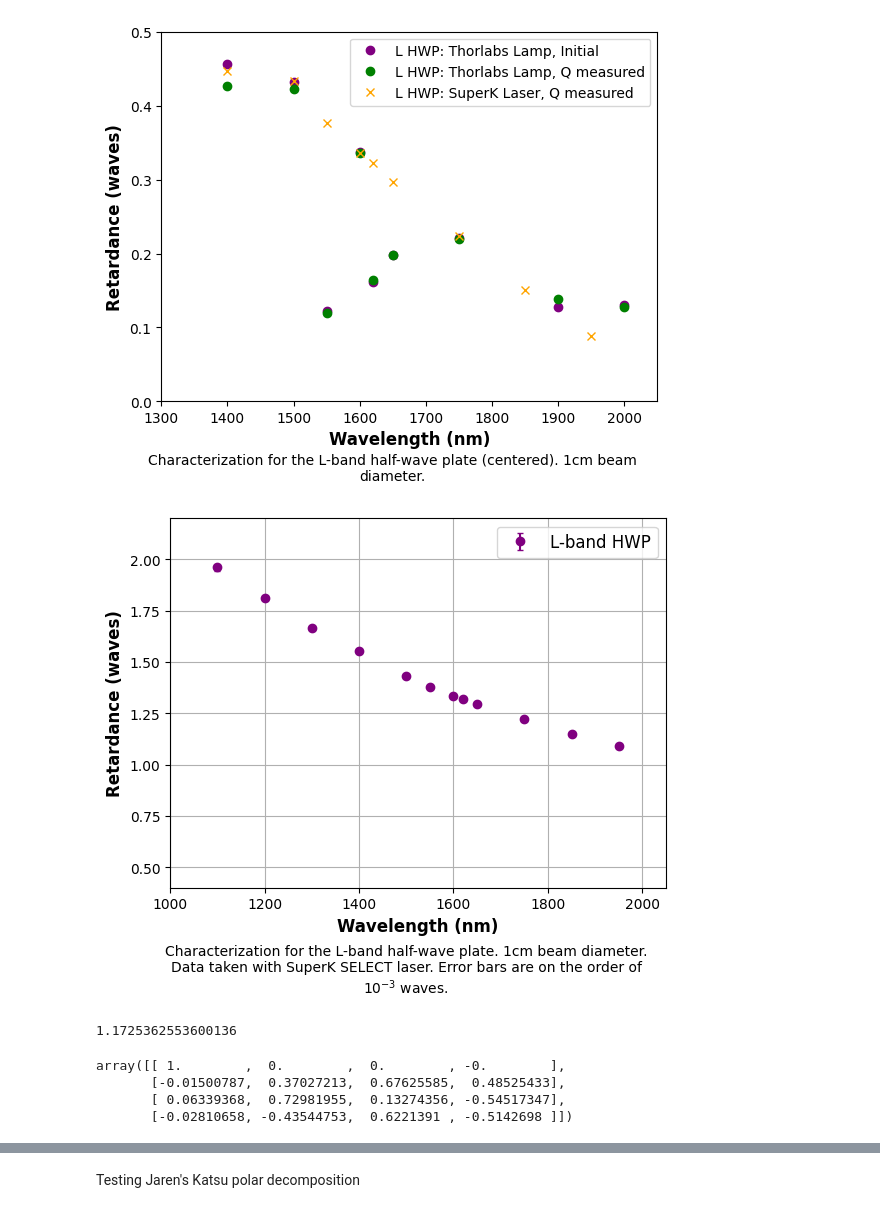
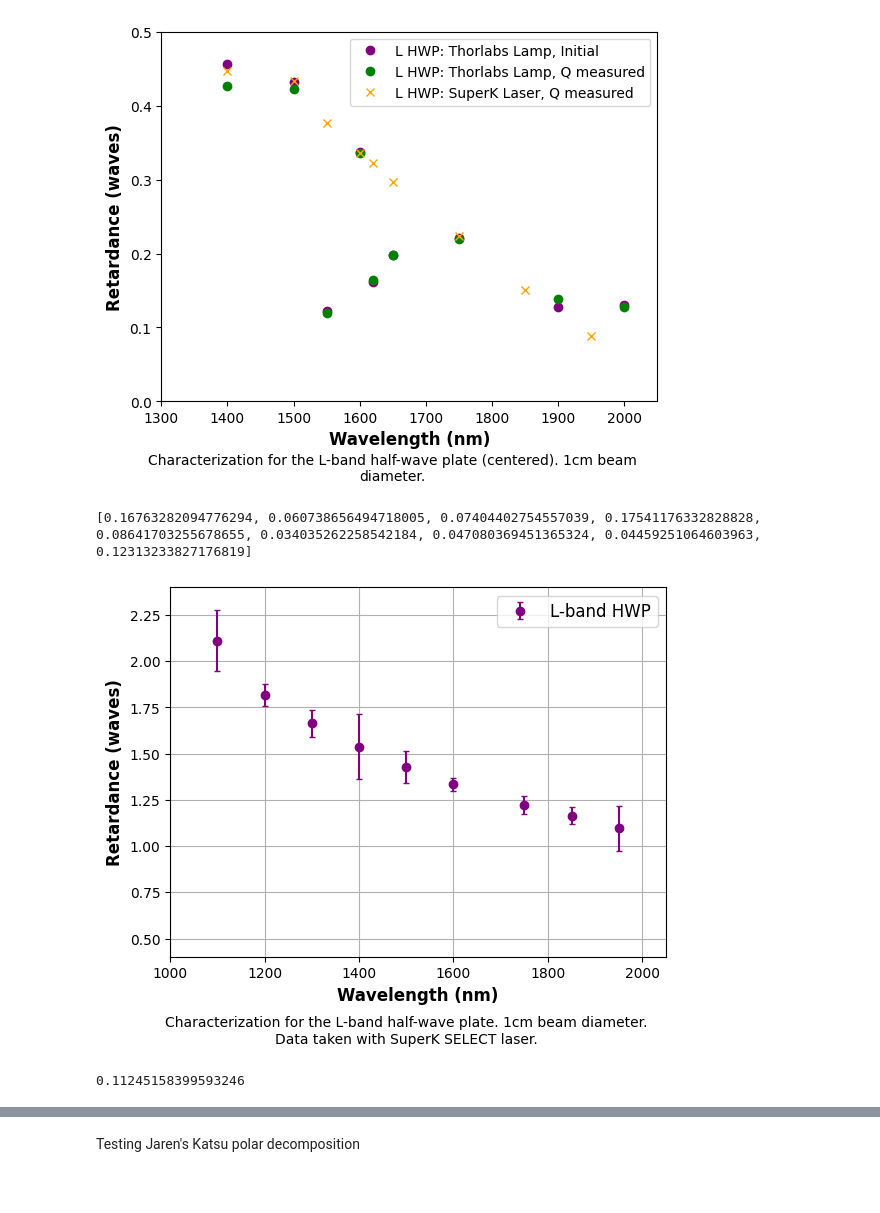
Before and after one commit to wcmelby/wcmelby-HWP_Characterizations, a Jupyter notebook: SuperK_Select_Data/L_SuperK_Analysis.ipynb, the cells around one changed output, grey strips where cells are left out. Cells and saved outputs as stored; diff of their text form; code cells hidden in the pictures.

```diff
--- a/SuperK_Select_Data/L_SuperK_Analysis.ipynb
+++ b/SuperK_Select_Data/L_SuperK_Analysis.ipynb
@@ -770,6 +850,9 @@ file_name = 'L_HWP_Retardance_Comparison.png'
 # %% [output]
 [figure]
 # %%
-wavelength_bins = [1100, 1200, 1300, 1400, 1500, 1550, 1600, 1620, 1650, 1750, 1850, 1950]
-retardance = np.array([1-data1100[1], 1-data1200[1], 1-data1300[1], 1-data1400[1], data1500[1], data1550[1], data1600[1], data1620[1], data1650[1], data1750[1], data1850[1], data1950[1]])+1
+# wavelength_bins = [1100, 1200, 1300, 1400, 1500, 1550, 1600, 1620, 1650, 1750, 1850, 1950]
+# retardance = np.array([1+data1100[1], 1-data1200[1], 1-data1300[1], 1-data1400[1], data1500[1], data1550[1], data1600[1], data1620[1], data1650[1], data1750[1], data1850[1], data1950[1]])+1
+
+wavelength_bins = [1100, 1200, 1300, 1400, 1500, 1600, 1750, 1850, 1950]
+retardance = np.array([1+data1100[1], 1-data1200[1], 1-data1300[1], 1-data1400[1], data1500[1], data1600[1], data1750[1], data1850[1], data1950[1]])+1
 # %%
@@ -781,36 +864,37 @@ y_err1 = [lower_error, upper_error]
+# %%
+#y_err1 = [data1100[4], data1200[4], data1300[4], data1400[4], data1500[4], data1550[4], data1600[4], data1620[4], data1650[4], data1750[4], data1850[4], data1950[4]]
+
+y_err1 = [data1100[4], data1200[4], data1300[4], data1400[4], data1500[4], data1600[4], data1750[4], data1850[4], data1950[4]]
+# %%
+print(y_err1)
+# %% [output]
+[0.16763282094776294, 0.060738656494718005, 0.07404402754557039, 0.17541176332828828, 0.08641703255678655, 0.034035262258542184, 0.047080369451365324, 0.04459251064603963, 0.12313233827176819]
 # %%
-plt.ylim(0.4, 2.2)
+plt.ylim(0.4, 2.4)
 plt.xlim(1000, 2050)
 plt.xlabel("Wavelength (nm)", fontsize=12, fontweight='bold')
 plt.ylabel("Retardance (waves)", fontsize=12, fontweight='bold')
 
 plt.errorbar(wavelength_bins, retardance, yerr=y_err1, marker='o', capsize=2, linestyle=' ', color = 'purple', label = 'L-band HWP')
 
-caption = "Characterization for the L-band half-wave plate. 1cm beam diameter. Data taken with SuperK SELECT laser. Error bars are on the order of $10^{-3}$ waves."
+caption = "Characterization for the L-band half-wave plate. 1cm beam diameter. Data taken with SuperK SELECT laser."
 
 text_width = 70  # Speify desired text width box in characters
 wrapped_text = textwrap.fill(caption, width=text_width)
 plt.text(1500, 0, wrapped_text, ha='center', va='center')
 
 plt.legend(fontsize=12)
 plt.grid(True)
 
 folder_path = "/home/shared/exoserver/Lab_Data/Mueller_Matrix_Polarimeter/L_Plate_Characterization/SuperK_Select_Data/"
 file_name = '5_10_L_Band_HWP_Retardance.png'
 #plt.savefig(folder_path + file_name, bbox_inches='tight', dpi=300)
 # %% [output]
-[figure, old version]
+[figure, new version]
-# %%
-np.trace(decompose_retarder(data1100[0]))/2 - 1
-# %% [output]
-1.1725362553600136
-# %%
-decompose_retarder(data1600[0])
-# %% [output]
-array([[ 1.        ,  0.        ,  0.        , -0.        ],
-       [-0.01500787,  0.37027213,  0.67625585,  0.48525433],
-       [ 0.06339368,  0.72981955,  0.13274356, -0.54517347],
-       [-0.02810658, -0.43544753,  0.6221391 , -0.5142698 ]])
+# %%
+data1100[1]
+# %% [output]
+0.11245158399593246
 # %%
 np.arccos(np.trace(decompose_retarder(data1100[0]))/2 - 1)/(2*np.pi)
 # %% [output]
```
Also changed, not shown: parts of 26 cells of this notebook, 2 other files.
